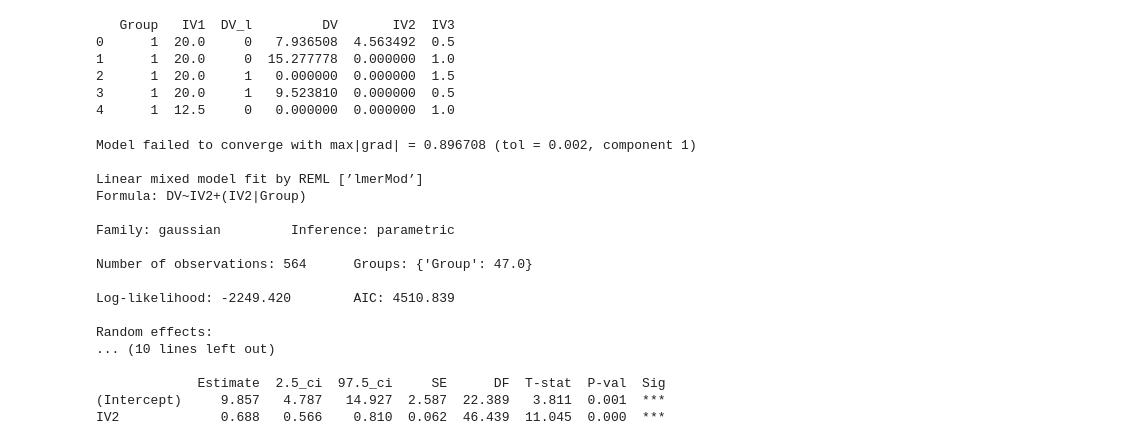
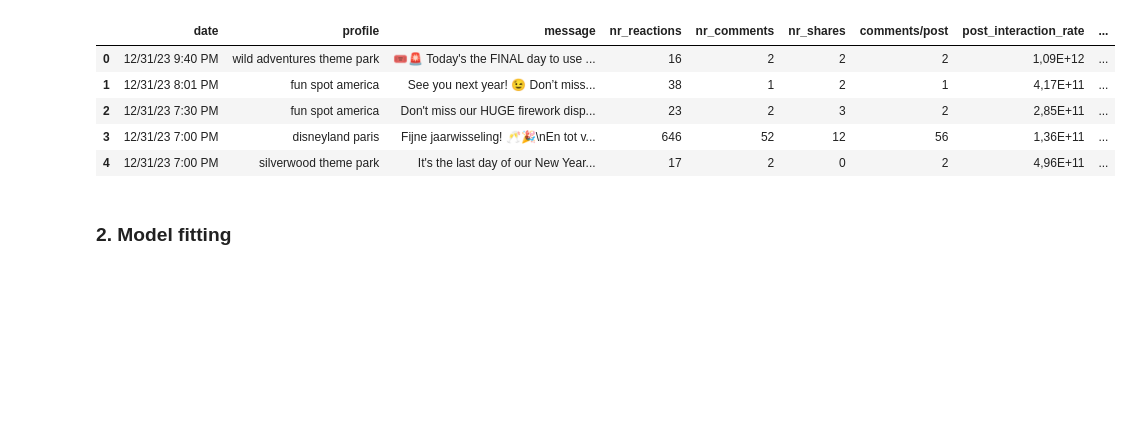
Before and after one commit to crlhbs/Group1_MarketingStrategy, a Jupyter notebook: Multilevel_Pymer.ipynb, the cells around one changed output. Saved outputs shown, nothing was run; the diff lists cells and outputs as text; code cells hidden in the pictures; blank space fills up the shorter version.

```diff
--- a/Multilevel_Pymer.ipynb
+++ b/Multilevel_Pymer.ipynb
@@ -32,11 +24,0 @@ data.head(2)
-# %%
-# Load and checkout sample data
-df = pd.read_csv(os.path.join(get_resource_path(), "sample_data.csv"))
-print(df.head())
-# %% [output]
-   Group   IV1  DV_l         DV       IV2  IV3
-0      1  20.0     0   7.936508  4.563492  0.5
-1      1  20.0     0  15.277778  0.000000  1.0
-2      1  20.0     1   0.000000  0.000000  1.5
-3      1  20.0     1   9.523810  0.000000  0.5
-4      1  12.5     0   0.000000  0.000000  1.0
@@ -46,24 +25,27 @@ from pymer4.models import Lmer
-# %%
-# Initialize model instance using 1 predictor with random intercepts and slopes
-model = Lmer("DV ~ IV2 + (IV2|Group)", data=df)
-
-# Fit it
-print(model.fit())
-# %% [output]
-Model failed to converge with max|grad| = 0.896708 (tol = 0.002, component 1)
-
-Linear mixed model fit by REML [’lmerMod’]
-Formula: DV~IV2+(IV2|Group)
-
-Family: gaussian         Inference: parametric
-
-Number of observations: 564      Groups: {'Group': 47.0}
-
-Log-likelihood: -2249.420        AIC: 4510.839
-
-Random effects:
-... (10 lines left out)
-
-             Estimate  2.5_ci  97.5_ci     SE      DF  T-stat  P-val  Sig
-(Intercept)     9.857   4.787   14.927  2.587  22.389   3.811  0.001  ***
-IV2             0.688   0.566    0.810  0.062  46.439  11.045  0.000  ***
+# %%
+# Get the directory of the current Jupyter Notebook file
+notebook_directory = os.path.dirname(os.path.abspath('__file__'))
+
+# Specify the relative path to the folder containing the CSV file
+folder_path = os.path.join(notebook_directory, '02_new dataframes')
+
+# Specify the file name
+file_name = 'H4_dataframe.csv'
+
+# Construct the full path to the CSV file
+csv_file_path = os.path.join(folder_path, file_name)
+
+# Read the CSV file into a DataFrame
+df = pd.read_csv(csv_file_path)
+
+# Print the first few rows of the DataFrame to verify that it was read successfully
+df.head()
+# %% [output]
+|  | date | profile | message | nr_reactions | nr_comments | nr_shares | comments/post | post_interaction_rate | ... |
+| 0 | 12/31/23 9:40 PM | wild adventures theme park | 🎟️🚨 Today's the FINAL day to use ... | 16 | 2 | 2 | 2 | 1,09E+12 | ... |
+| 1 | 12/31/23 8:01 PM | fun spot america | See you next year! 😉 Don’t miss... | 38 | 1 | 2 | 1 | 4,17E+11 | ... |
+| 2 | 12/31/23 7:30 PM | fun spot america | Don't miss our HUGE firework disp... | 23 | 2 | 3 | 2 | 2,85E+11 | ... |
+| 3 | 12/31/23 7:00 PM | disneyland paris | Fijne jaarwisseling! 🥂🎉\nEn tot v... | 646 | 52 | 12 | 56 | 1,36E+11 | ... |
+| 4 | 12/31/23 7:00 PM | silverwood theme park | It's the last day of our New Year... | 17 | 2 | 0 | 2 | 4,96E+11 | ... |
+# %% [markdown]
+### **2. Model fitting**
```
Also changed, not shown: parts of 12 cells of this notebook, 2 other files.
